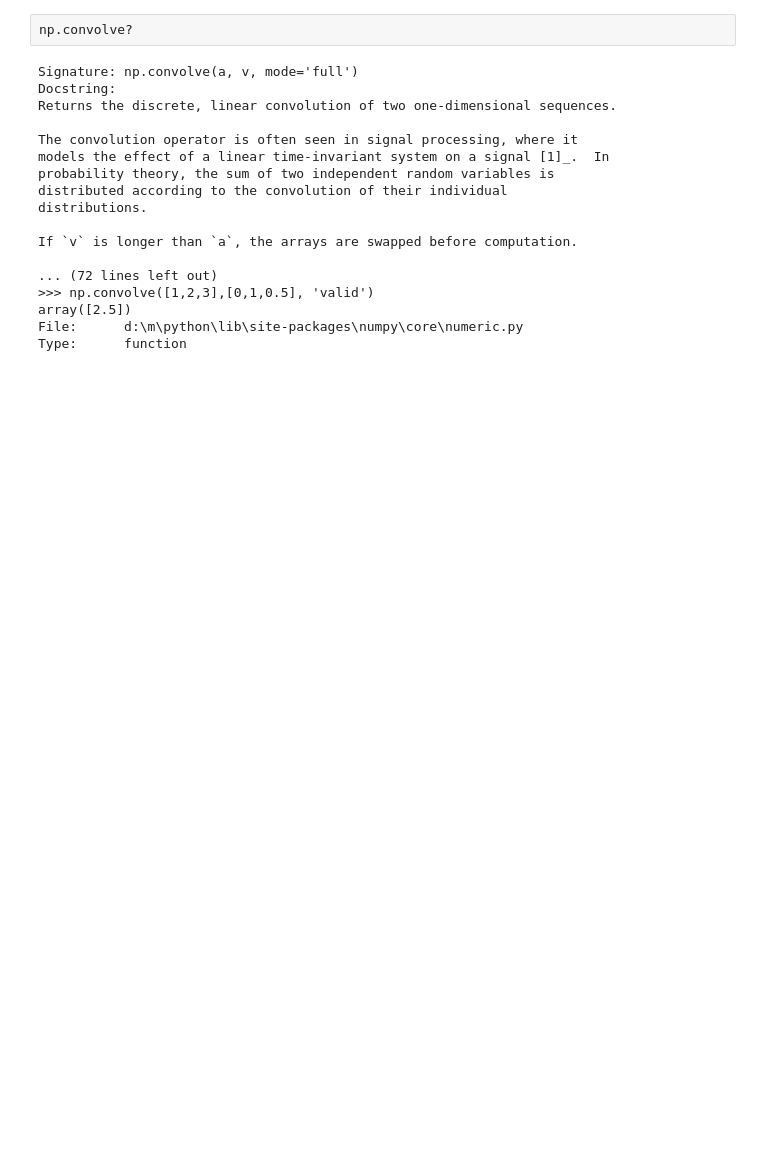
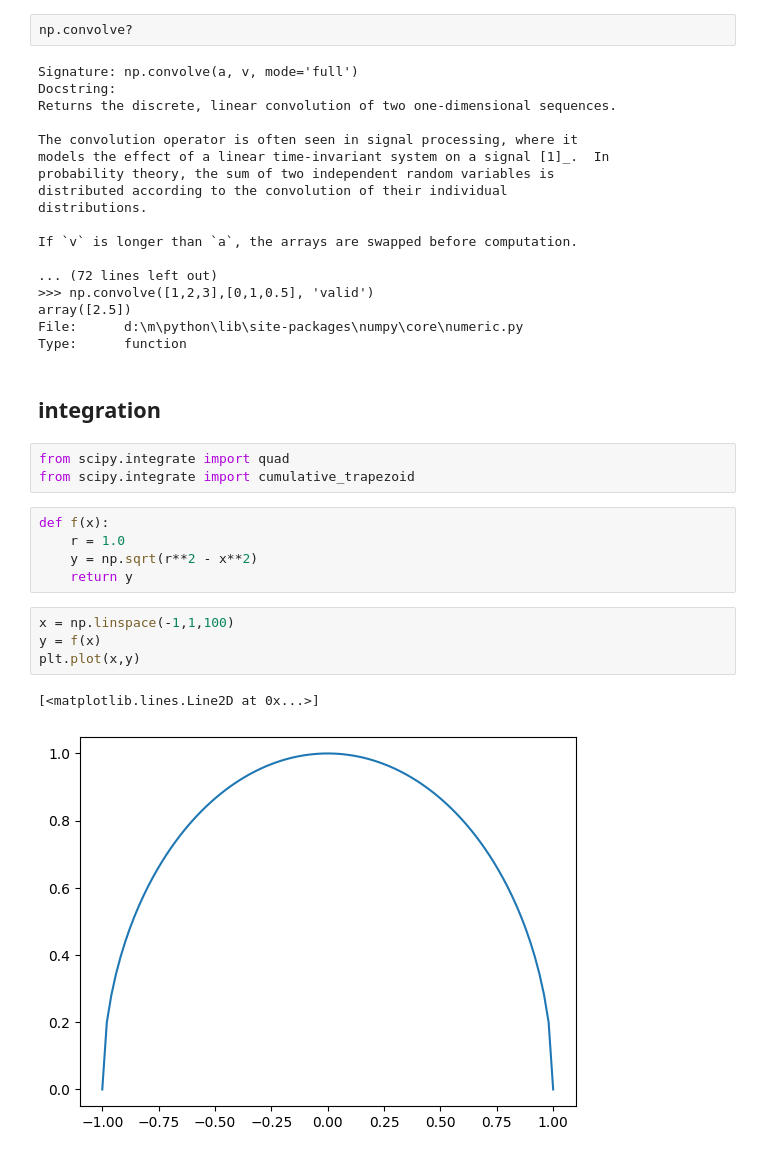
Before and after one commit to silversurfer98/col-lec, a Jupyter notebook: calculus.ipynb, the cells around one changed output. Saved outputs shown, nothing was run; the diff lists cells and outputs as text; blank space fills up the shorter version.

```diff
--- a/calculus.ipynb
+++ b/calculus.ipynb
@@ -85,3 +85,20 @@ If `v` is longer than `a`, the arrays are swapped before computation.
 array([2.5])
 File:      d:\m\python\lib\site-packages\numpy\core\numeric.py
 Type:      function
+# %% [markdown]
+## integration
+# %%
+from scipy.integrate import quad
+from scipy.integrate import cumulative_trapezoid
+# %%
+def f(x):
+    r = 1.0
+    y = np.sqrt(r**2 - x**2)
+    return y
+# %%
+x = np.linspace(-1,1,100)
+y = f(x)
+plt.plot(x,y)
+# %% [output]
+[<matplotlib.lines.Line2D at 0x...>]
+[figure, added]
```
Also changed, not shown: parts of 15 cells of this notebook, 5 other files.
